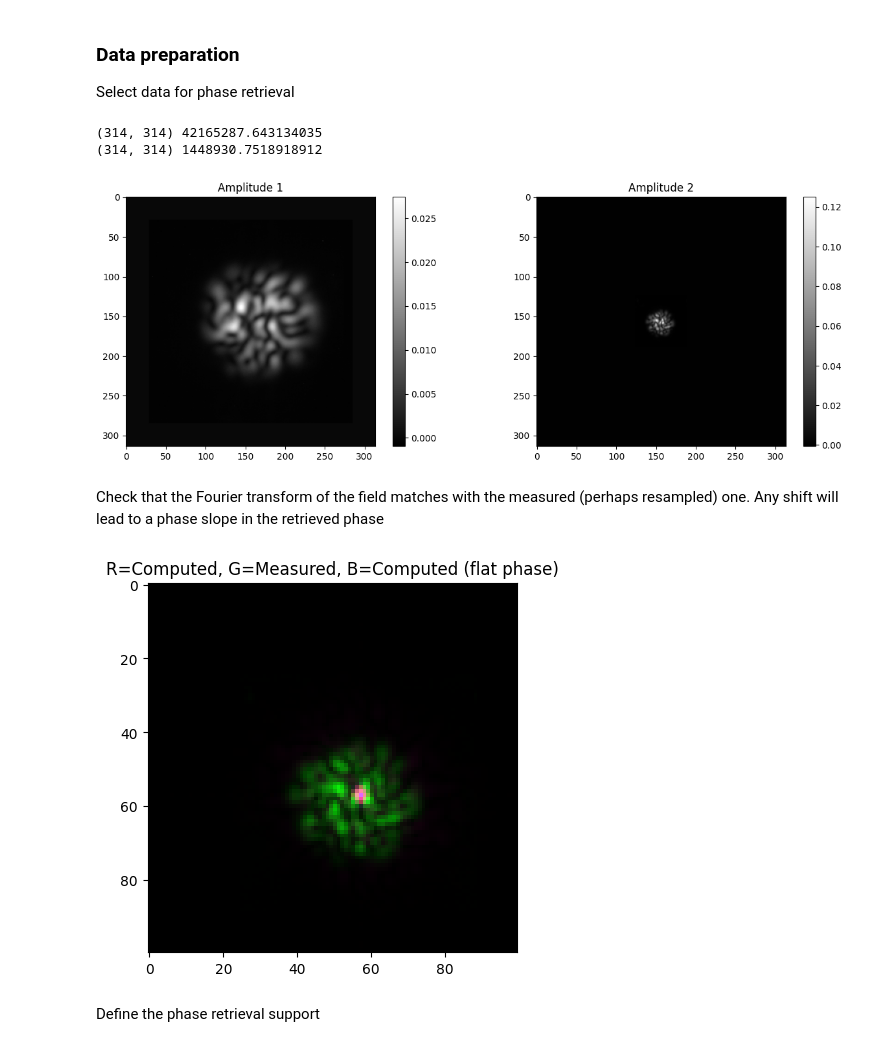
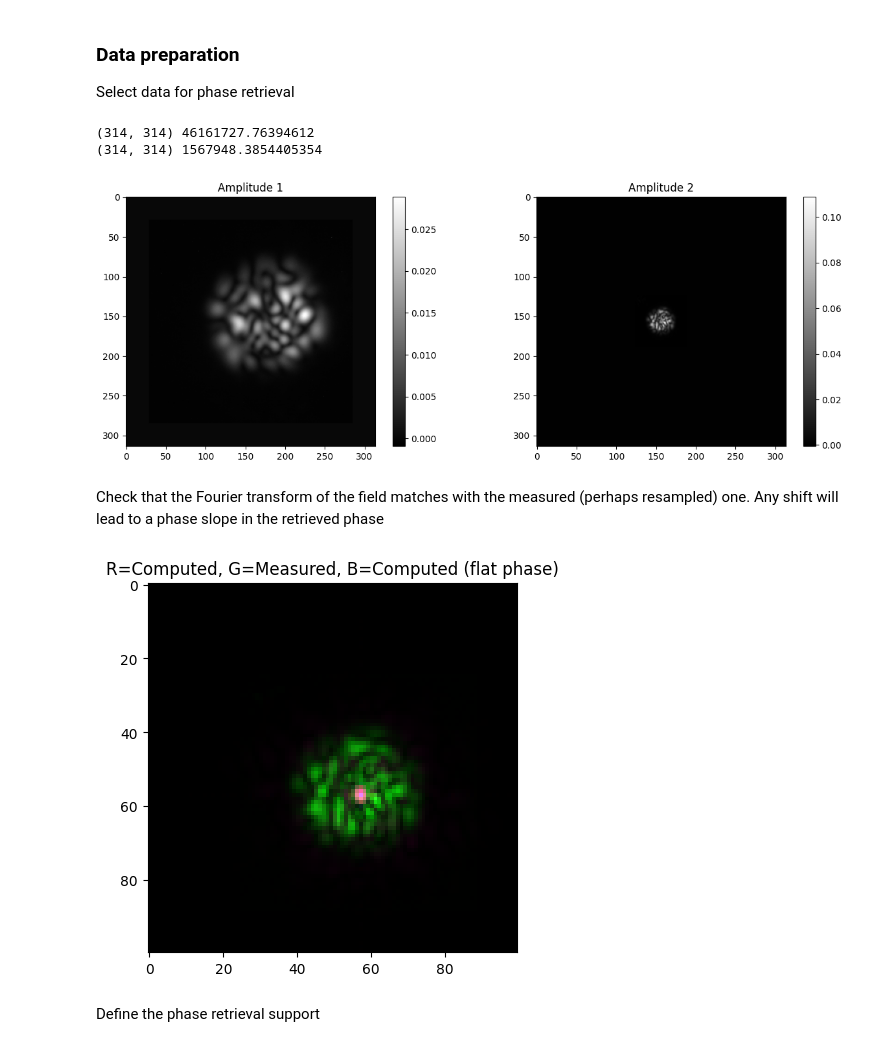
Before and after one commit to jysru/Speckle-Retrieval, a Jupyter notebook: notebooks/experimental_speckle_retrieval.ipynb, the cells around one changed output. Cells and saved outputs as stored; diff of their text form; code cells hidden in the pictures.

```diff
--- a/notebooks/experimental_speckle_retrieval.ipynb
+++ b/notebooks/experimental_speckle_retrieval.ipynb
@@ -32,6 +32,6 @@ print(len(CP), len(CP[0]), CP[0][0].shape)
 
 Let's remove the noise from the measured far field
 # %%
-noise_corr = spr.utils.extract_noise_correction(CL, mask_trsh=0.02, plot_result=True)
+noise_corr = spr.utils.extract_noise_correction(CL, mask_trsh=0.02, plot_result=True, plot_mask=True)
 print(noise_corr)
 # %% [output]
@@ -66,38 +67,32 @@ if random:
 # %%
 field = np.sqrt(CP[0][idx]) - noise_corrCP
 start = 253
 stop = start + 314
 
 CP_shift = (np.array(centroids_CP) - np.array(field.shape) / 2).astype(int)
-field = np.roll(field, shift=-CP_shift, axis=(0,1))
+# field = np.roll(field, shift=-CP_shift, axis=(0,1))
 field = spr.transforms.pad_img(field, 0.23)
-# field = field[156:-157, 156:-157]
-# field = field[start:stop, start:stop]
-# field = field[:-1, :-1]
 
 field_energy = np.sum(np.square(np.abs(field)))
 field = field / np.sqrt(field_energy)
 print(field.shape, field_energy)
 
 
 ft = np.sqrt(CL[0][idx]) - noise_corr
 CL_shift = (np.array(centroids_CL) - np.array(ft.shape) / 2).astype(int) + np.array([-20, 10])
-ft = np.roll(ft, shift=-CL_shift, axis=(0,1))
-# ft = ft[:-1,:-1]
+# ft = np.roll(ft, shift=-CL_shift, axis=(0,1))
 ft = spr.utils.bin_image(ft, factor=8)
-# ft = spr.transforms.pad_img(ft, 3.92)
 ft = spr.transforms.pad_img(ft, 3.92)
 
 ft_energy = np.sum(np.square(np.abs(ft)))
 ft = ft / np.sqrt(ft_energy)
 print(ft.shape, ft_energy)
 
-# _ = spr.plots.compare_arrays(field[1000:1500,1000:1500], ft[1000:1500,1000:1500], cmap='gray')
 _ = spr.plots.compare_arrays(field, ft, cmap='gray')
 # %% [output]
-(314, 314) 42165287.643134035
-(314, 314) 1448930.7518918912
+(314, 314) 46161727.76394612
+(314, 314) 1567948.3854405354
-[figure, old version]
+[figure, new version]
 # %% [markdown]
 Check that the Fourier transform of the field matches with the measured (perhaps resampled) one. Any shift will lead to a phase slope in the retrieved phase
 # %%
@@ -107,7 +102,7 @@ ft_field = spr.transforms.fourier_transform(field)
 _ = spr.plots.rgb_imshow([np.abs(ft_field[100:200, 100:200])*0.5, np.abs(ft[100:200, 100:200])*0.5,  np.abs(ft_field_flat[100:200, 100:200])])
 _ = plt.title("R=Computed, G=Measured, B=Computed (flat phase)")
 # %% [output]
-[figure, old version]
+[figure, new version]
 # %% [markdown]
 Define the phase retrieval support
 # %%
```
Also changed, not shown: parts of 9 cells of this notebook.
